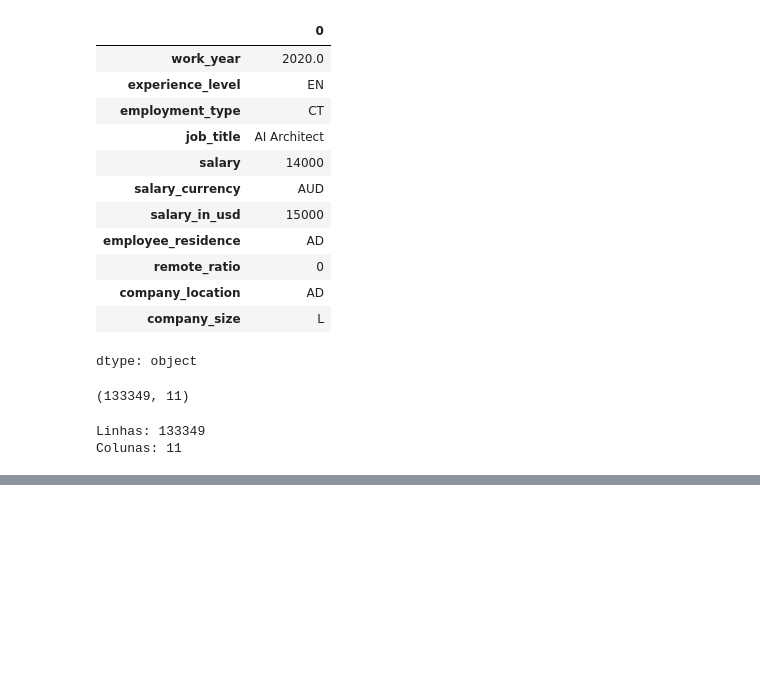
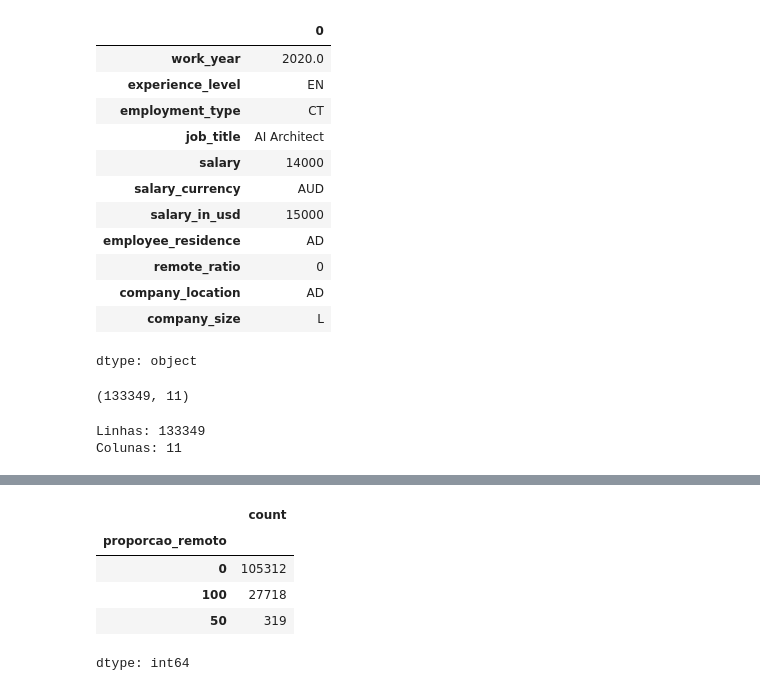
Before and after one commit to Xavier-sa/aprendizado, a Jupyter notebook: Aula_1_Imersão_dados_com_python.ipynb, the cells around one changed output, grey strips where cells are left out. Drawn from its saved outputs; the diff is of its cells as text; code cells hidden in the pictures; blank space fills up the shorter version.

```diff
--- a/Aula_1_Imersão_dados_com_python.ipynb
+++ b/Aula_1_Imersão_dados_com_python.ipynb
@@ -113,0 +196,9 @@ Colunas: 11
+# %%
+df['proporcao_remoto'].value_counts()
+# %% [output]
+|  | count |
+| proporcao_remoto |  |
+| 0 | 105312 |
+| 100 | 27718 |
+| 50 | 319 |
+dtype: int64
```
Also changed, not shown: parts of 5 cells of this notebook.
